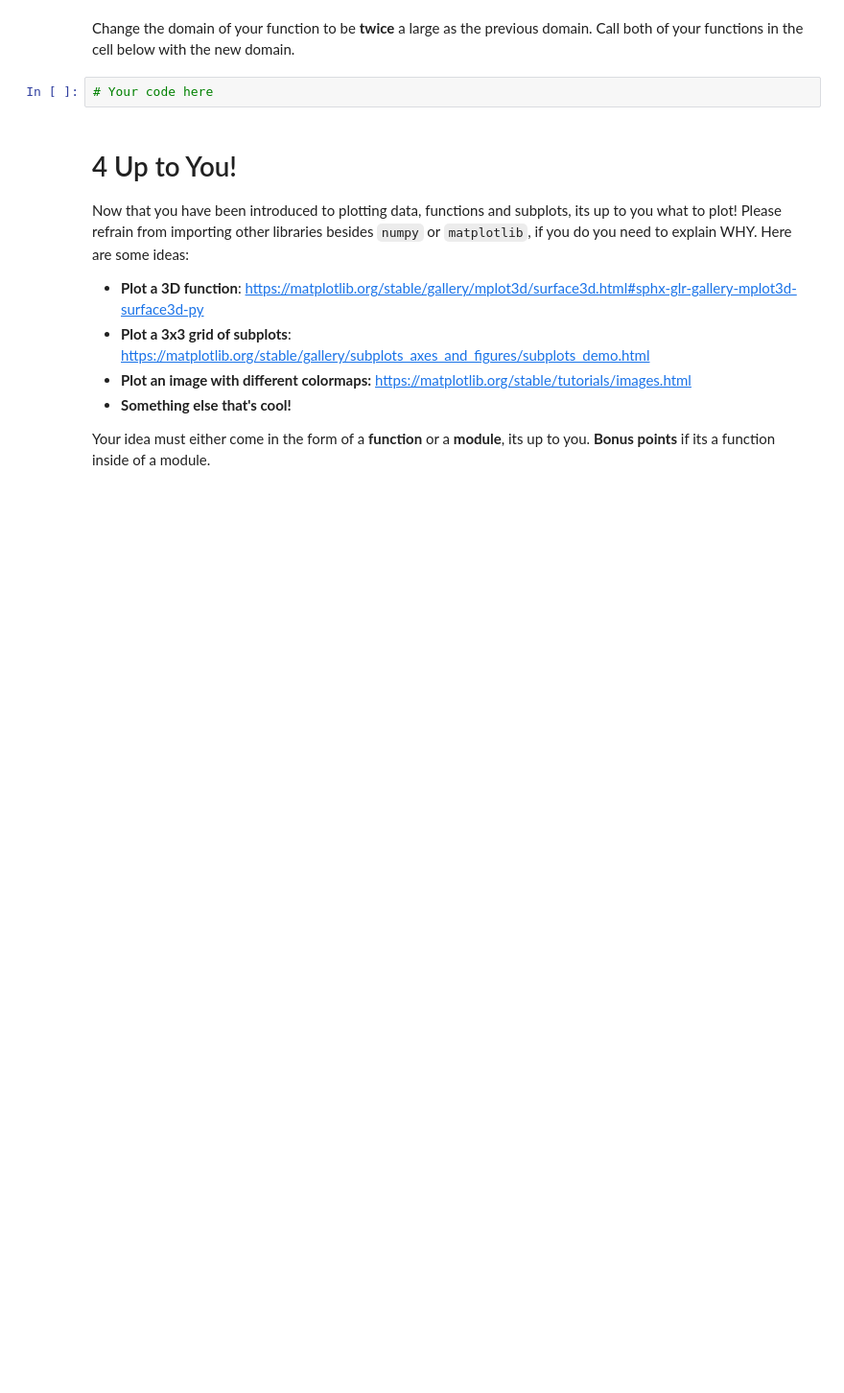
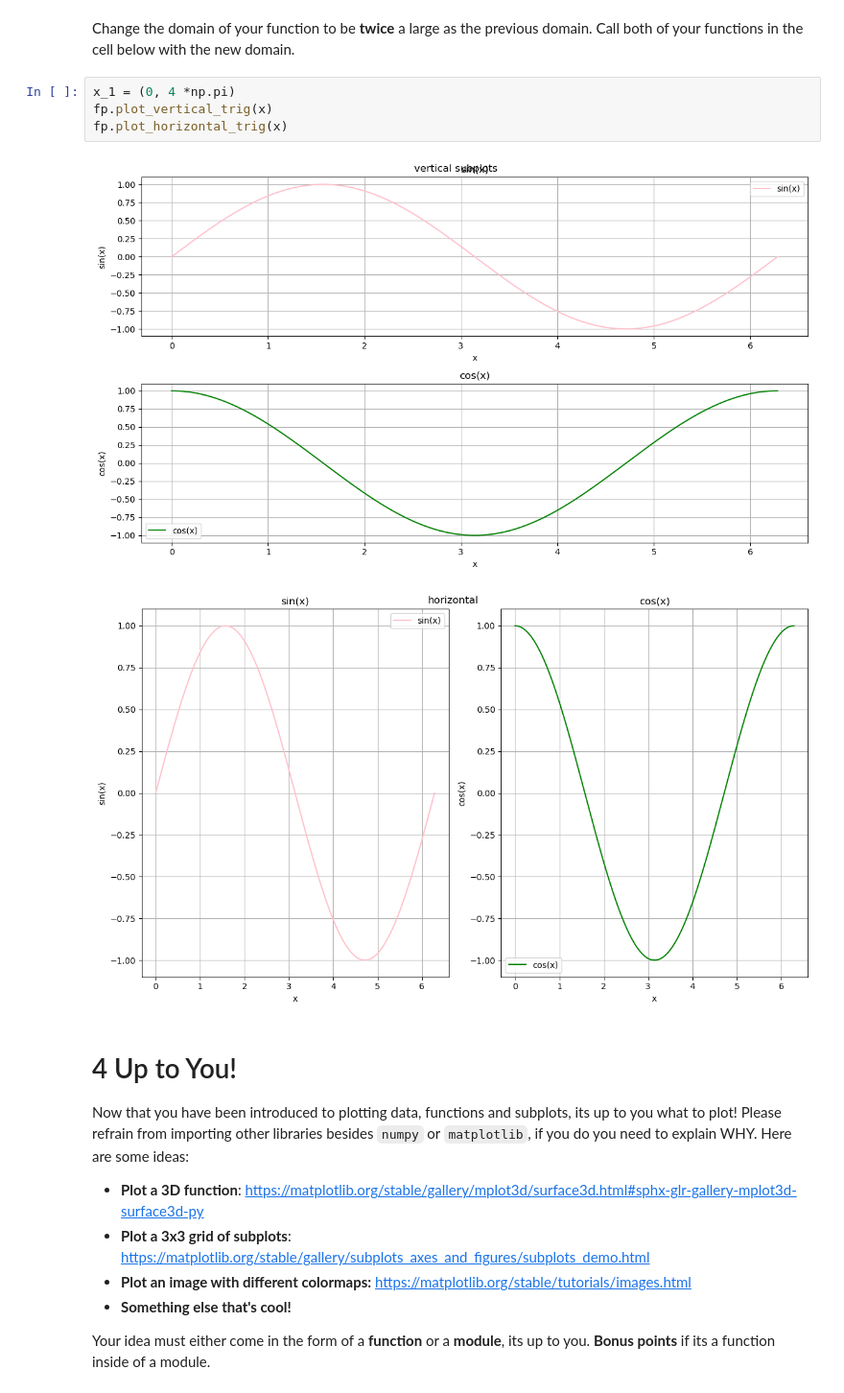
Before and after one commit to sophiebucker/ulab_soph, a Jupyter notebook: homework9/hw9.ipynb, the cells around one changed output. Shown at 96% size. Cells and saved outputs as stored; diff of their text form; blank space fills up the shorter version.

```diff
--- a/homework9/hw9.ipynb
+++ b/homework9/hw9.ipynb
@@ -181,7 +188,12 @@ Call your **second** function in the cell below.
 # %% [markdown]
 Change the domain of your function to be **twice** a large as the previous domain. Call both of your functions in the cell below with the new domain.
 # %%
-# Your code here
+x_1 = (0, 4 *np.pi)
+fp.plot_vertical_trig(x)
+fp.plot_horizontal_trig(x)
+# %% [output]
+[figure, added]
+[figure, added]
 # %% [markdown]
 # 4 Up to You!
 Now that you have been introduced to plotting data, functions and subplots, its up to you what to plot! Please refrain from importing other libraries besides `numpy` or `matplotlib`, if you do you need to explain WHY. Here are some ideas:
```
Also changed, not shown: parts of 8 cells of this notebook, 3 other files.
